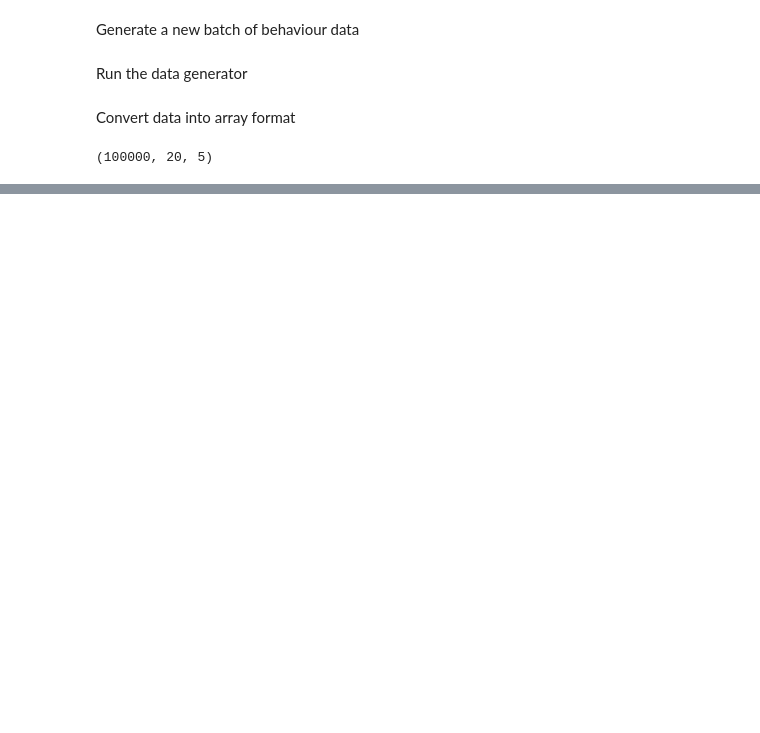
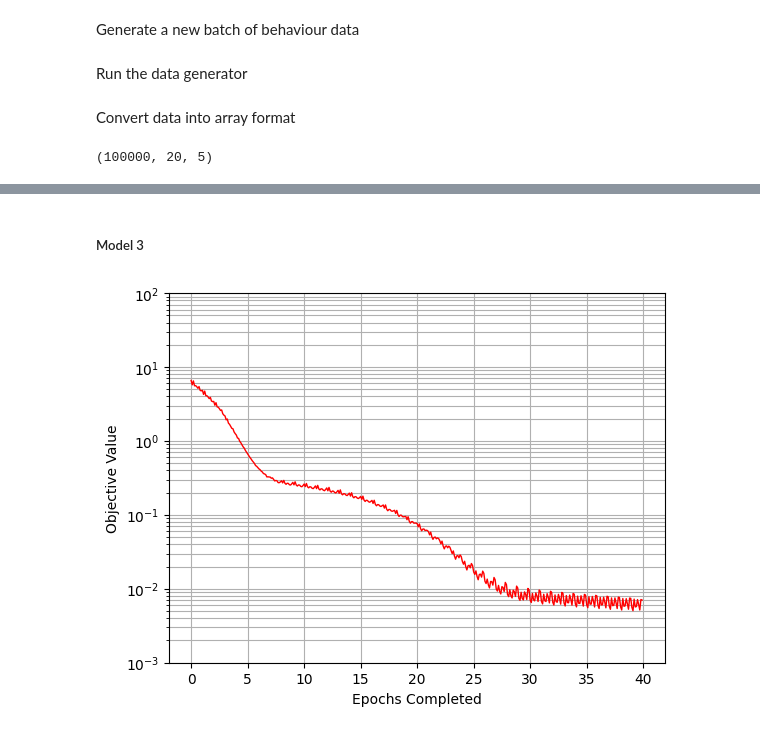
Before and after one commit to aamanrebello/MScProj-Software-Archive, a Jupyter notebook: Notebooks/Chapter 8/NN_Based_Factor_Optimisation.ipynb, the cells around one changed output, grey strips where cells are left out. Saved outputs shown, nothing was run; the diff lists cells and outputs as text; code cells hidden in the pictures; blank space fills up the shorter version.

```diff
--- a/Notebooks/Chapter 8/NN_Based_Factor_Optimisation.ipynb
+++ b/Notebooks/Chapter 8/NN_Based_Factor_Optimisation.ipynb
@@ -349,9 +480,10 @@ Using cuda device
 # %%
-class FactorNetwork(nn.Module):
+#Takes in policy values and reward at state and action
+class FactorNetwork_pr(nn.Module):
     def __init__(self, D):
         super().__init__()
         self.linear_relu_stack = nn.Sequential(
-            nn.Linear(2, 10),
+            nn.Linear(3, 10),
             nn.ReLU(),
             nn.Linear(10, 10),
             nn.ReLU(),
@@ -421,18 +552,13 @@ def train_loop(model, loss_fn, optimizer, discount_factor):
 # %%
-model1 = FactorNetwork(2).to(device)
+model3 = FactorNetwork_pr(2).to(device)
 
 loss_fn = nn.MSELoss().to(device)
-optimizer = torch.optim.SGD(model1.parameters(), lr=0.00001)
+optimizer = torch.optim.Adam(model3.parameters(), lr=0.0001)
 
-epochs = 5
+epochs = 70
 for t in range(epochs):
     print(f"Epoch {t+1}\n-------------------------------")
-    train_loop(model1, loss_fn, optimizer, DISCOUNT_Pol)
-
-#Test it out
-model1.eval()
-test = torch.tensor([136.0, 0.0]).to(device)
-model1(test)
+    train_loop_pr(model3, loss_fn, optimizer, DISCOUNT_Pol, randPol, evalPolSoft)
 # %% [output]
 Epoch 1
 -------------------------------
@@ -455,0 +580,11 @@ tensor([ 0.5042,  0.0189,  0.1691,  0.1965,  0.6506, -0.6988], device='cuda:0',
+# %%
+model4 = FactorNetwork_pr(3).to(device)
+
+loss_fn = nn.MSELoss().to(device)
+optimizer = torch.optim.Adam(model4.parameters(), lr=0.0001)
+
+epochs = 40
+losses_m4 = [0]*epochs*10
+for t in range(epochs):
+    print(f"Epoch {t+1}\n-------------------------------")
+    losses_m4[t*10:(t+1)*10] = train_loop_pr(model4, loss_fn, optimizer, DISCOUNT_Pol, randPol, evalPolSoft)
@@ -632,0 +768,17 @@ evalPolSoft = pad_policy(evalPolSoft)
+# %% [markdown]
+##### Model 3
+# %%
+y_axis = losses_m4
+x_axis = np.arange(0, 40, 0.1)
+
+
+plt.plot(x_axis, y_axis, color='r', linewidth=1.0)
+plt.grid(visible=True, which='both', axis='both')
+plt.yscale("log")
+plt.xlabel('Epochs Completed')
+plt.ylabel('Objective Value')
+plt.ylim([10**(-3), 100])
+plt.savefig(f'model-4-learning-curve.pdf', dpi=300)
+plt.show()
+# %% [output]
+[figure, added]
```
Also changed, not shown: parts of 50 cells of this notebook, 5 other files.
